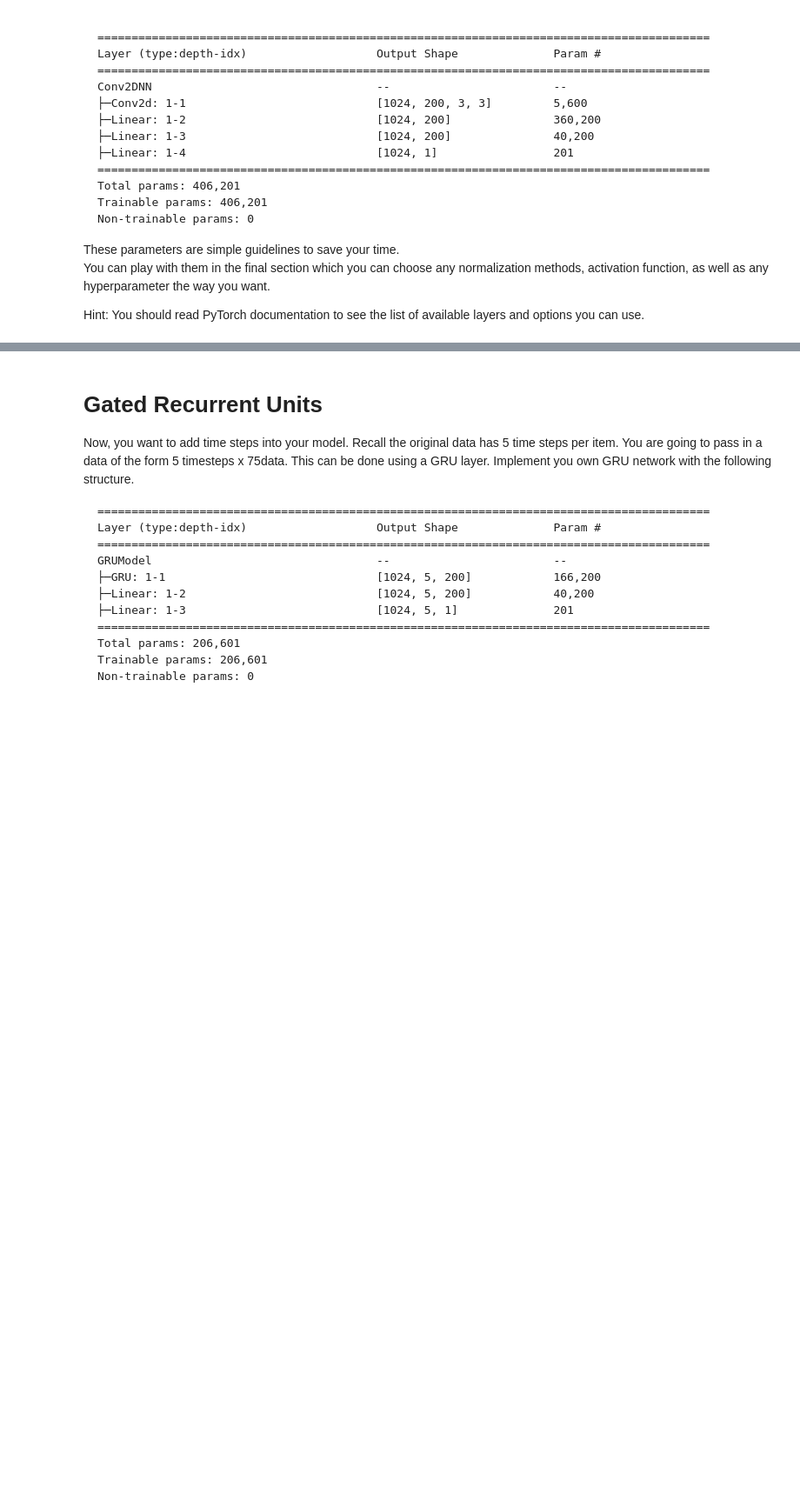
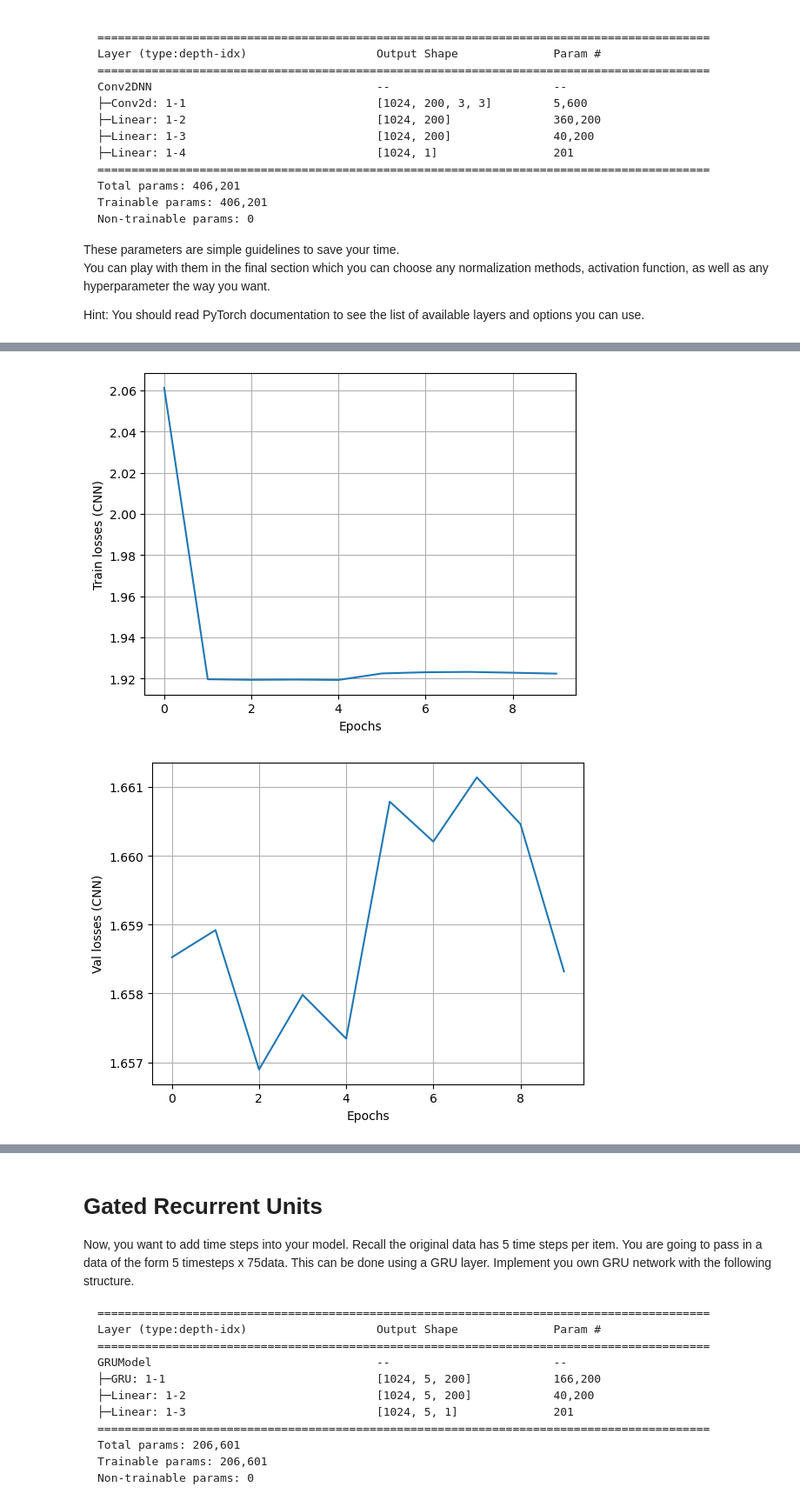
Before and after one commit to pupipatsk/Pattern-Recognition, a Jupyter notebook: HW/HW05/HW5_Precipitation_Nowcasting_PyTorch_Student_2024.ipynb, the cells around one changed output, grey strips where cells are left out. Shown: that part at 87% size. Drawn from its saved outputs; the diff is of its cells as text; code cells hidden in the pictures; blank space fills up the shorter version.

```diff
--- a/HW/HW05/HW5_Precipitation_Nowcasting_PyTorch_Student_2024.ipynb
+++ b/HW/HW05/HW5_Precipitation_Nowcasting_PyTorch_Student_2024.ipynb
@@ -891,3 +1128,5 @@ Hint: You should read PyTorch documentation to see the list of available layers
 ################################################################################
 #                            WRITE YOUR CODE BELOW                             #
 ################################################################################
+def to_cnn(x):
+    return torch.reshape(x, (-1, 3, 5, 5))
@@ -914,0 +1133,23 @@ print('start training conv2d')
+# %%
+################################################################################
+# TODO#15:                                                                     #
+# Write a PyTorch convolutional neural network model.                          #
+# You might want to use the layer torch.flatten somewhere                      #
+################################################################################
+#                            WRITE YOUR CODE BELOW                             #
+################################################################################
+class CNN(nn.Module):
+    def __init__(self, hidden_size=200):
+        super(CNN, self).__init__()
+        self.cn1 = nn.Conv2d(3, hidden_size, 3)
+        self.ff1 = nn.Linear(hidden_size * 3 * 3, hidden_size)
+        self.ff2 = nn.Linear(hidden_size, hidden_size)
+        self.out = nn.Linear(hidden_size, 1)
+
+    def forward(self, x):
+        con = F.relu(self.cn1(x))
+        flat = torch.flatten(con, 1)
+        hd1 = F.relu(self.ff1(flat))
+        y = F.relu(self.ff2(hd1))
+        y = self.out(y)
+        return y.reshape(-1, 1)
@@ -914,0 +1319,17 @@ print('start training conv2d')
+# %%
+# Plot losses
+X = np.arange(config_cnn['epochs'])
+plt.plot(X, train_losses_cnn)
+plt.ylabel("Train losses (CNN)")
+plt.xlabel("Epochs")
+plt.grid(True)
+plt.show()
+
+plt.plot(X, val_losses_cnn)
+plt.ylabel("Val losses (CNN)")
+plt.xlabel("Epochs")
+plt.grid(True)
+plt.show()
+# %% [output]
+[figure, added]
+[figure, added]
```
Also changed, not shown: parts of 37 cells of this notebook, 2 other files.
